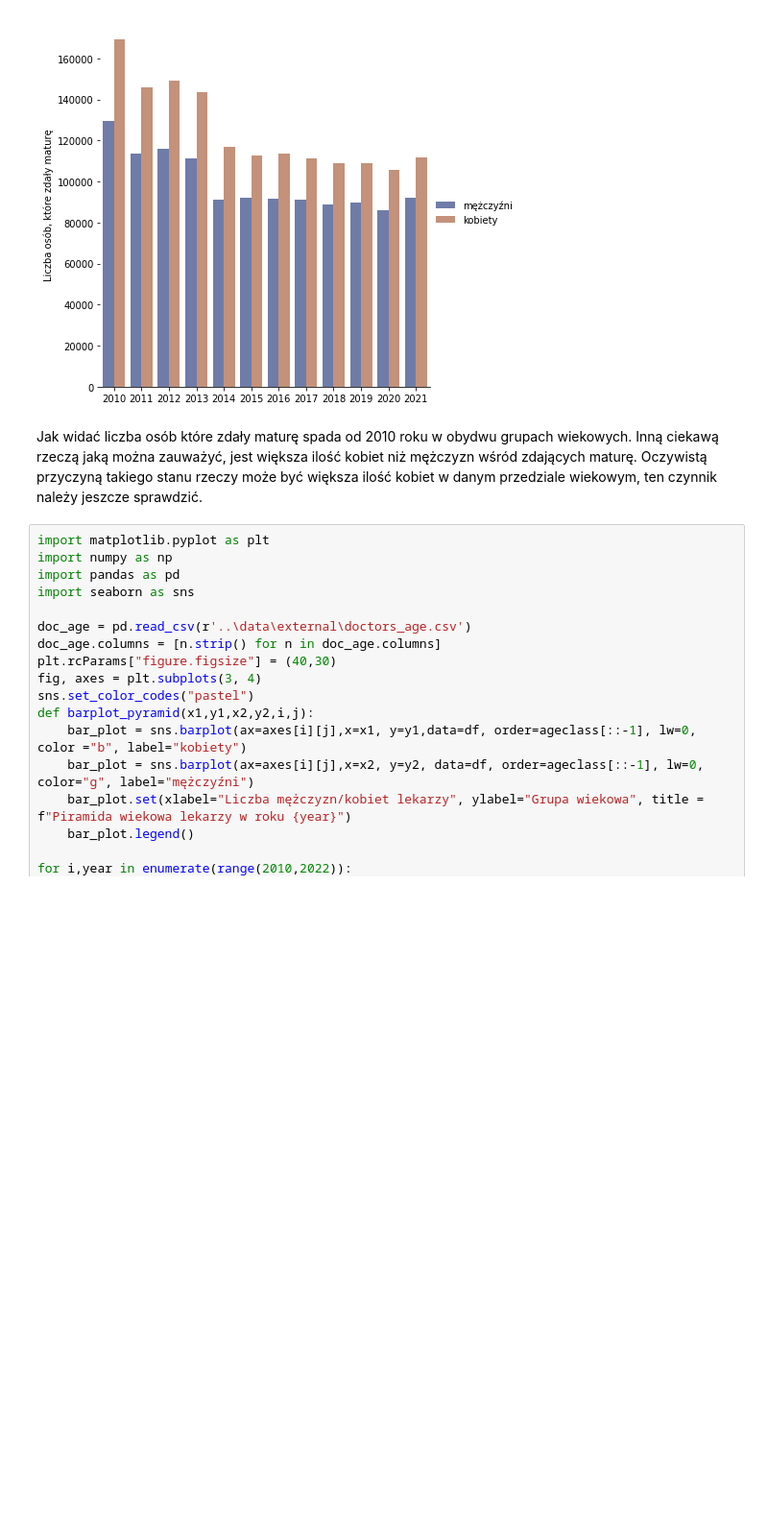
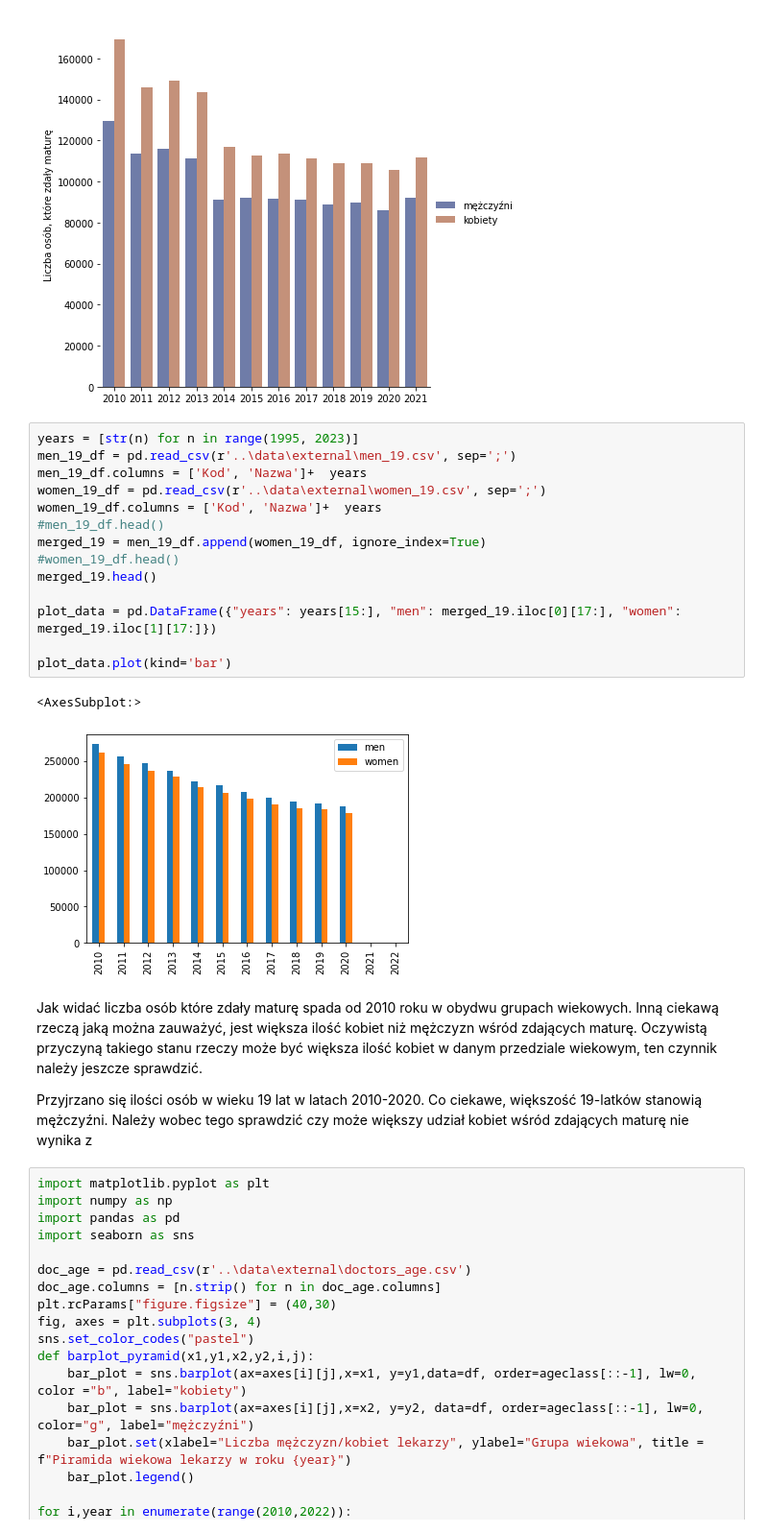
Before and after one commit to Qwebeck/medical-trends-exploration, a Jupyter notebook: notebooks/playground.ipynb, the cells around one changed output. Shown: that part at 96% size. Saved outputs shown, nothing was run; the diff lists cells and outputs as text; blank space fills up the shorter version.

Commit message:
added plots for number of 19-year-olds in Polnad, age pyramid and emmigration

```diff
--- a/notebooks/playground.ipynb
+++ b/notebooks/playground.ipynb
@@ -138,8 +142,27 @@ g.set_axis_labels("", "Liczba osób, które zdały maturę")
 g.legend.set_title("")
 # %% [output]
 [figure]
+# %%
+years = [str(n) for n in range(1995, 2023)]
+men_19_df = pd.read_csv(r'..\data\external\men_19.csv', sep=';')
+men_19_df.columns = ['Kod', 'Nazwa']+  years
+women_19_df = pd.read_csv(r'..\data\external\women_19.csv', sep=';')
+women_19_df.columns = ['Kod', 'Nazwa']+  years
+#men_19_df.head()
+merged_19 = men_19_df.append(women_19_df, ignore_index=True)
+#women_19_df.head()
+merged_19.head()
+
+plot_data = pd.DataFrame({"years": years[15:], "men": merged_19.iloc[0][17:], "women": merged_19.iloc[1][17:]})
+
+plot_data.plot(kind='bar')
+# %% [output]
+<AxesSubplot:>
+[figure, added]
 # %% [markdown]
 Jak widać liczba osób które zdały maturę spada od 2010 roku w obydwu grupach wiekowych. Inną ciekawą rzeczą jaką można zauważyć, jest większa ilość kobiet niż mężczyzn wśród zdających maturę. Oczywistą przyczyną takiego stanu rzeczy może być większa ilość kobiet w danym przedziale wiekowym, ten czynnik należy jeszcze sprawdzić.
+
+Przyjrzano się ilości osób w wieku 19 lat w latach 2010-2020. Co ciekawe, większość 19-latków stanowią mężczyźni. Należy wobec tego sprawdzić czy może większy udział kobiet wśród zdających maturę nie wynika z
 # %%
 import matplotlib.pyplot as plt
 import numpy as np
```
Also changed, not shown: parts of 6 cells of this notebook, 8 other files.
